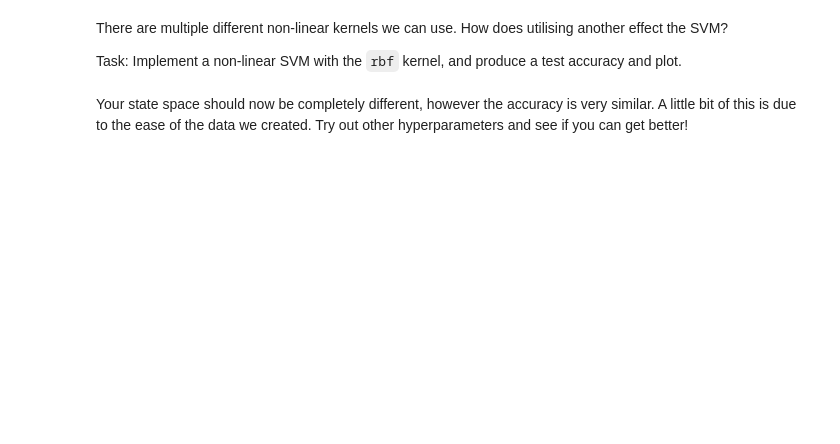
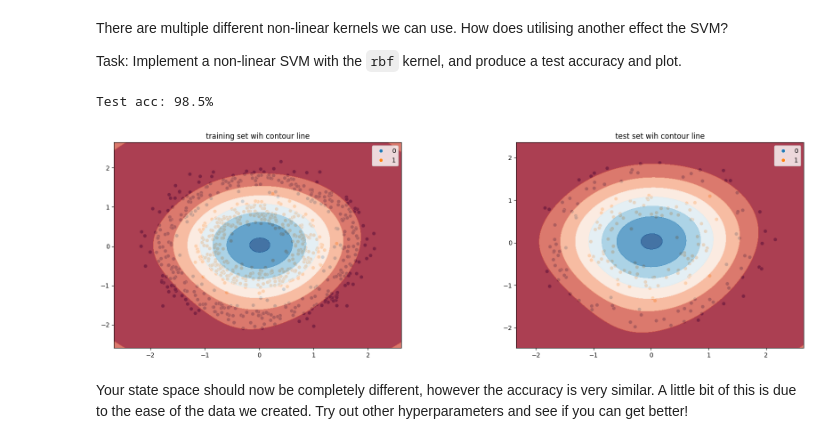
Before and after one commit to darioLabrador/vinho-verde, a Jupyter notebook: csc2034-ds-demos-master/02_non_linearly_separable_data.ipynb, the cells around one changed output. Drawn from its saved outputs; the diff is of its cells as text; code cells hidden in the pictures; blank space fills up the shorter version.

```diff
--- a/csc2034-ds-demos-master/02_non_linearly_separable_data.ipynb
+++ b/csc2034-ds-demos-master/02_non_linearly_separable_data.ipynb
@@ -37,7 +37,7 @@ noise = 0.1
 factor = 0.5
 random_state = 1
 
-data, labels = make_circles(n_samples=n_samples, noise=noise, random_state=random_state, factor=factor, )
+data, labels = make_circles(n_samples=n_samples, noise=noise, random_state=random_state, factor=factor)
 # %% [markdown]
 Now we have a dataset, let's visualise it.
 # %%
@@ -60,21 +60,24 @@ from sklearn.model_selection import train_test_split
 from sklearn.preprocessing import StandardScaler
 from sklearn.linear_model import LogisticRegression
 
-data_train, data_test, labels_train,  labels_test = train_test_split(data, labels, test_size=2, train_size=8, random_state=random_state)
+# Split
+data_train, data_test, labels_train,  labels_test = train_test_split(data, labels, test_size=0.2, train_size=0.8, random_state=random_state)
 
 scaler = StandardScaler()
 
+# Scale
 data_train_scaled = scaler.fit_transform(data_train)
 data_test_scaled = scaler.transform(data_test)
 
-penalty = 'l2'
-C = 1
-solver = 'lbfgs'
-multi_class = 'ovr'
+# Set up Logistic Regression model
+logistic_regression = LogisticRegression(penalty='l2', C=1,
+                                         random_state=random_state,
+                                         solver='lbfgs', multi_class='ovr')
 
-logistic_regression = LogisticRegression(penalty=penalty, C=C, random_state=random_state, solver=solver, multi_class=multi_class)
+# Fit model
 logistic_regression.fit(data_train_scaled, labels_train)
 
+# Predict from scaled test dataset
 logistic_regression_label_predictions = logistic_regression.predict(data_test_scaled)
 # %% [markdown]
 Let's plot the line of best fit, and output some evaluation metrics.
@@ -143,7 +147,11 @@ Task: Create a Linear SVM model, based on the code from `01-linearly-separable-d
 # %%
 from sklearn.svm import LinearSVC
 
-#...
+linear_svc = LinearSVC(penalty='l2', loss="hinge", C=1, multi_class="ovr", random_state=random_state, max_iter=1750)
+
+linear_svc.fit(data_train_scaled, labels_train)
+
+svm_predictions = linear_svc.predict(data_test_scaled)
 
 test_acc = accuracy_score(labels_test, svm_predictions)
 
@@ -188,2 +195,27 @@ print(f"Test acc: {test_acc * 100}%")
+# %%
+kernel = 'rbf'
+degree = 3
+C = 5
+coef0 = 1
+
+non_linear_svm_rbf = SVC(kernel = kernel,
+          degree = degree,
+          C = C,
+          coef0 = coef0)
+
+non_linear_svm_rbf.fit(data_train_scaled, labels_train)
+
+non_linear_svm_rbf_predictions = non_linear_svm_rbf.predict(data_test_scaled)
+
+
+test_acc = accuracy_score(labels_test, non_linear_svm_rbf_predictions)
+
+print(f"Test acc: {test_acc * 100}%")
+
+plot_contour_fit(non_linear_svm_rbf, data_train_scaled, labels_train,
+                 data_test_scaled, labels_test)
+# %% [output]
+Test acc: 98.5%
+[figure, added]
 # %% [markdown]
 Your state space should now be completely different, however the accuracy is very similar. A little bit of this is due to the ease of the data we created. Try out other hyperparameters and see if you can get better!
```
Also changed, not shown: parts of 10 cells of this notebook.
